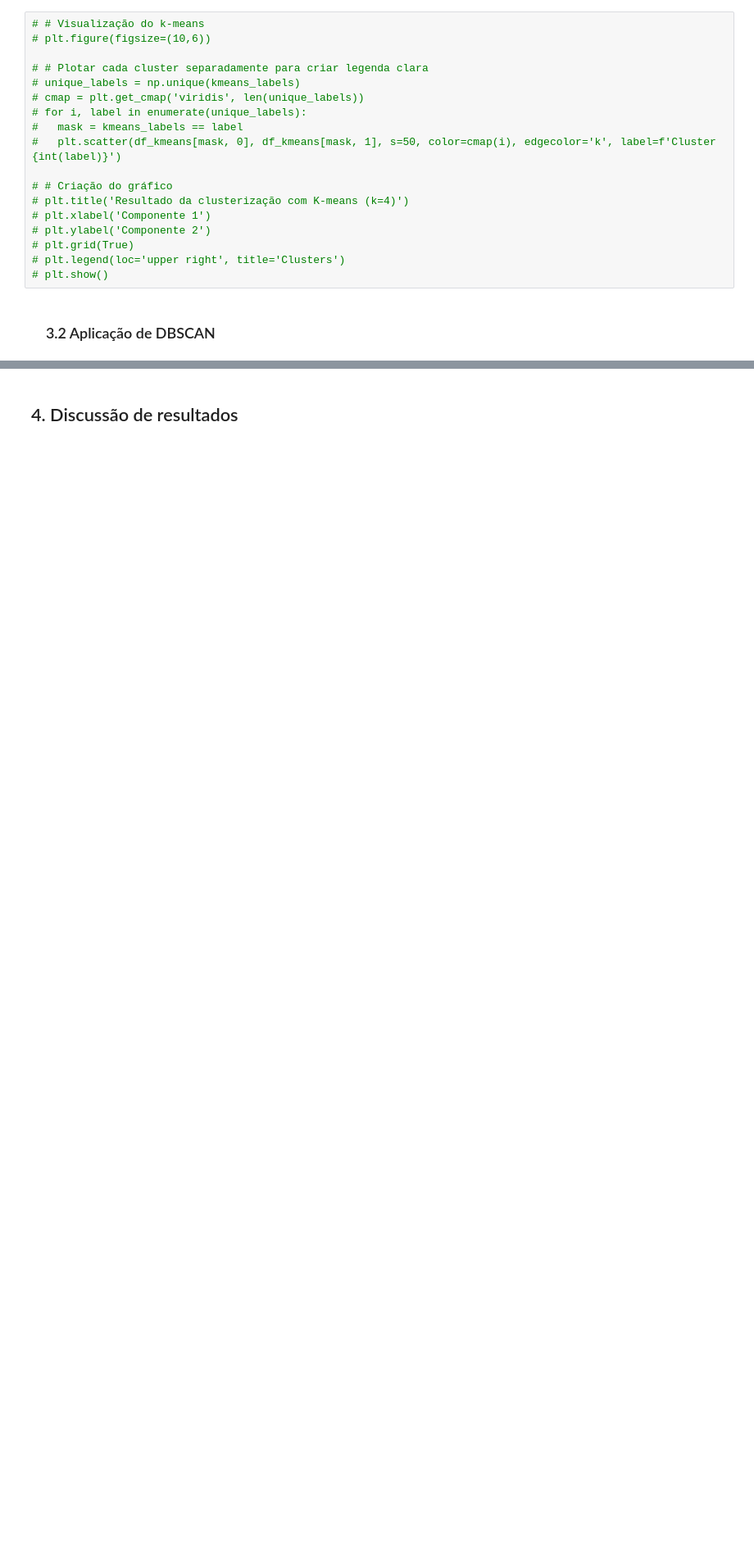
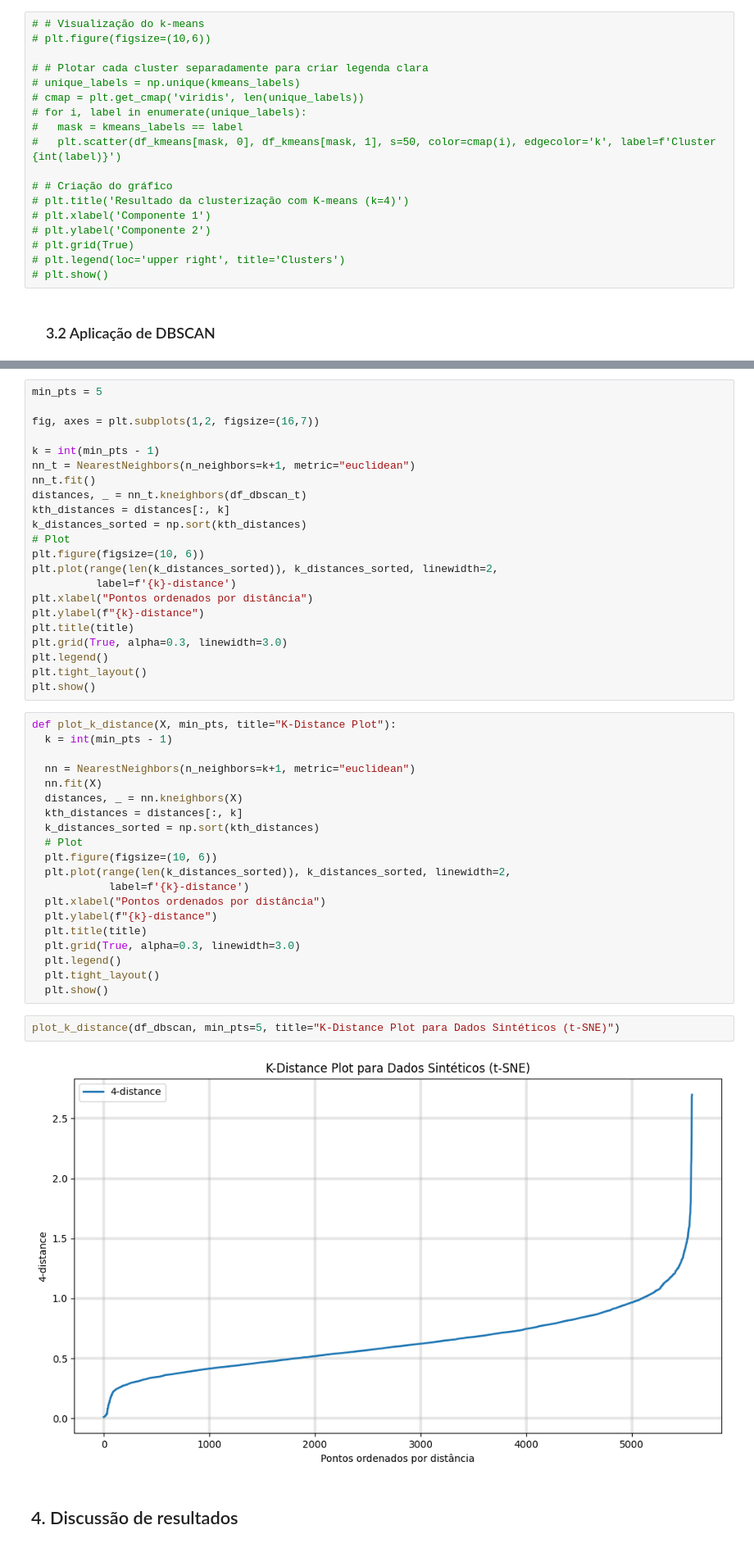
Before and after one commit to DouglaxN/project-unsupervised, a Jupyter notebook: Final/main.ipynb, the cells around one changed output, grey strips where cells are left out. Shown at 82% size. Saved outputs shown, nothing was run; the diff lists cells and outputs as text; blank space fills up the shorter version.

```diff
--- a/Final/main.ipynb
+++ b/Final/main.ipynb
@@ -333,2 +352,48 @@ axes[1].grid(True)
+# %%
+min_pts = 5
+
+fig, axes = plt.subplots(1,2, figsize=(16,7))
+
+k = int(min_pts - 1)
+nn_t = NearestNeighbors(n_neighbors=k+1, metric="euclidean")
+nn_t.fit()
+distances, _ = nn_t.kneighbors(df_dbscan_t)
+kth_distances = distances[:, k]
+k_distances_sorted = np.sort(kth_distances)
+# Plot
+plt.figure(figsize=(10, 6))
+plt.plot(range(len(k_distances_sorted)), k_distances_sorted, linewidth=2,
+          label=f'{k}-distance')
+plt.xlabel("Pontos ordenados por distância")
+plt.ylabel(f"{k}-distance")
+plt.title(title)
+plt.grid(True, alpha=0.3, linewidth=3.0)
+plt.legend()
+plt.tight_layout()
+plt.show()
+# %%
+def plot_k_distance(X, min_pts, title="K-Distance Plot"):
+  k = int(min_pts - 1)
+
+  nn = NearestNeighbors(n_neighbors=k+1, metric="euclidean")
+  nn.fit(X)
+  distances, _ = nn.kneighbors(X)
+  kth_distances = distances[:, k]
+  k_distances_sorted = np.sort(kth_distances)
+  # Plot
+  plt.figure(figsize=(10, 6))
+  plt.plot(range(len(k_distances_sorted)), k_distances_sorted, linewidth=2,
+            label=f'{k}-distance')
+  plt.xlabel("Pontos ordenados por distância")
+  plt.ylabel(f"{k}-distance")
+  plt.title(title)
+  plt.grid(True, alpha=0.3, linewidth=3.0)
+  plt.legend()
+  plt.tight_layout()
+  plt.show()
+# %%
+plot_k_distance(df_dbscan, min_pts=5, title="K-Distance Plot para Dados Sintéticos (t-SNE)")
+# %% [output]
+[figure, added]
 # %% [markdown]
 ## 4. Discussão de resultados
```
Also changed, not shown: parts of 2 cells of this notebook.
